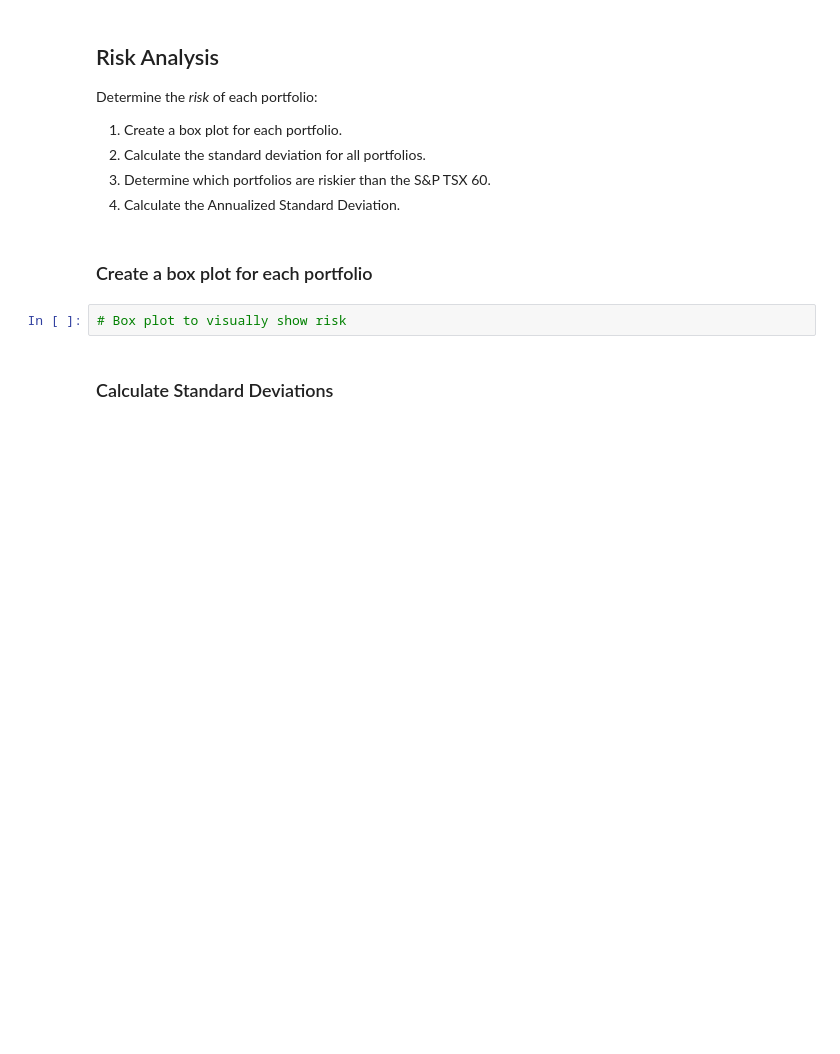
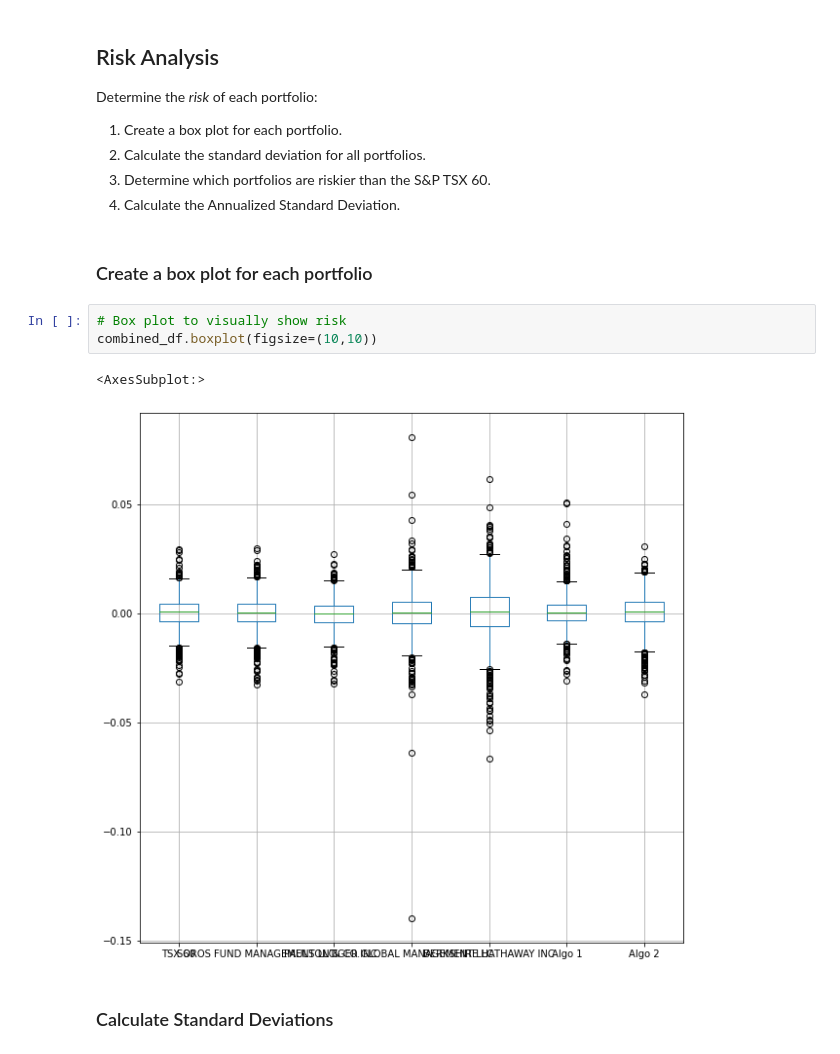
Before and after one commit to yauhei721/HW-A-Whale-Off-the-Port, a Jupyter notebook: whale_analysis.ipynb, the cells around one changed output. Drawn from its saved outputs; the diff is of its cells as text; blank space fills up the shorter version.

```diff
--- a/whale_analysis.ipynb
+++ b/whale_analysis.ipynb
@@ -162,6 +163,10 @@ Determine the _risk_ of each portfolio:
 ### Create a box plot for each portfolio
 # %%
 # Box plot to visually show risk
+combined_df.boxplot(figsize=(10,10))
+# %% [output]
+<AxesSubplot:>
+[figure, added]
 # %% [markdown]
 ### Calculate Standard Deviations
 # %%
```
Also changed, not shown: parts of 36 cells of this notebook, 3 other files.
